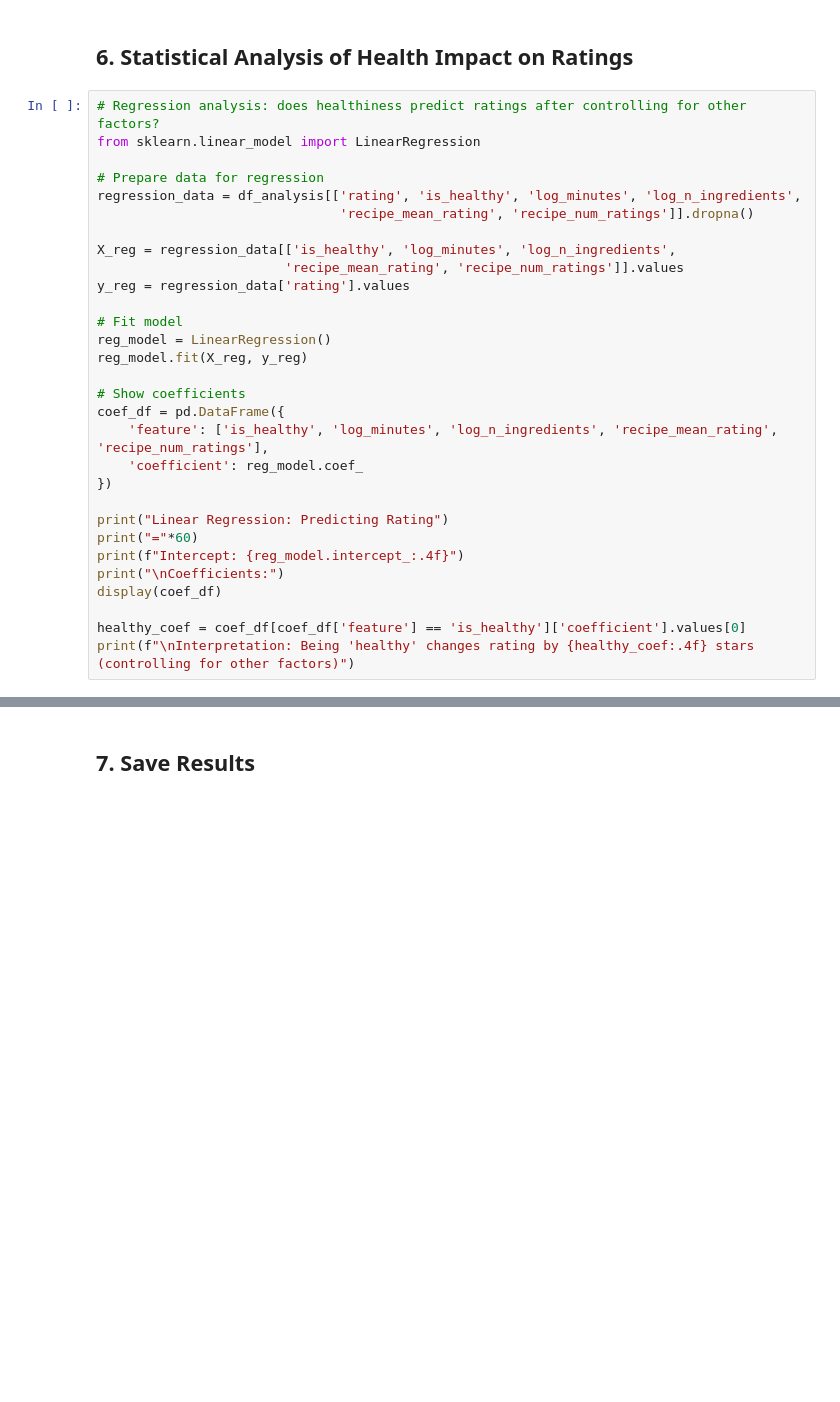
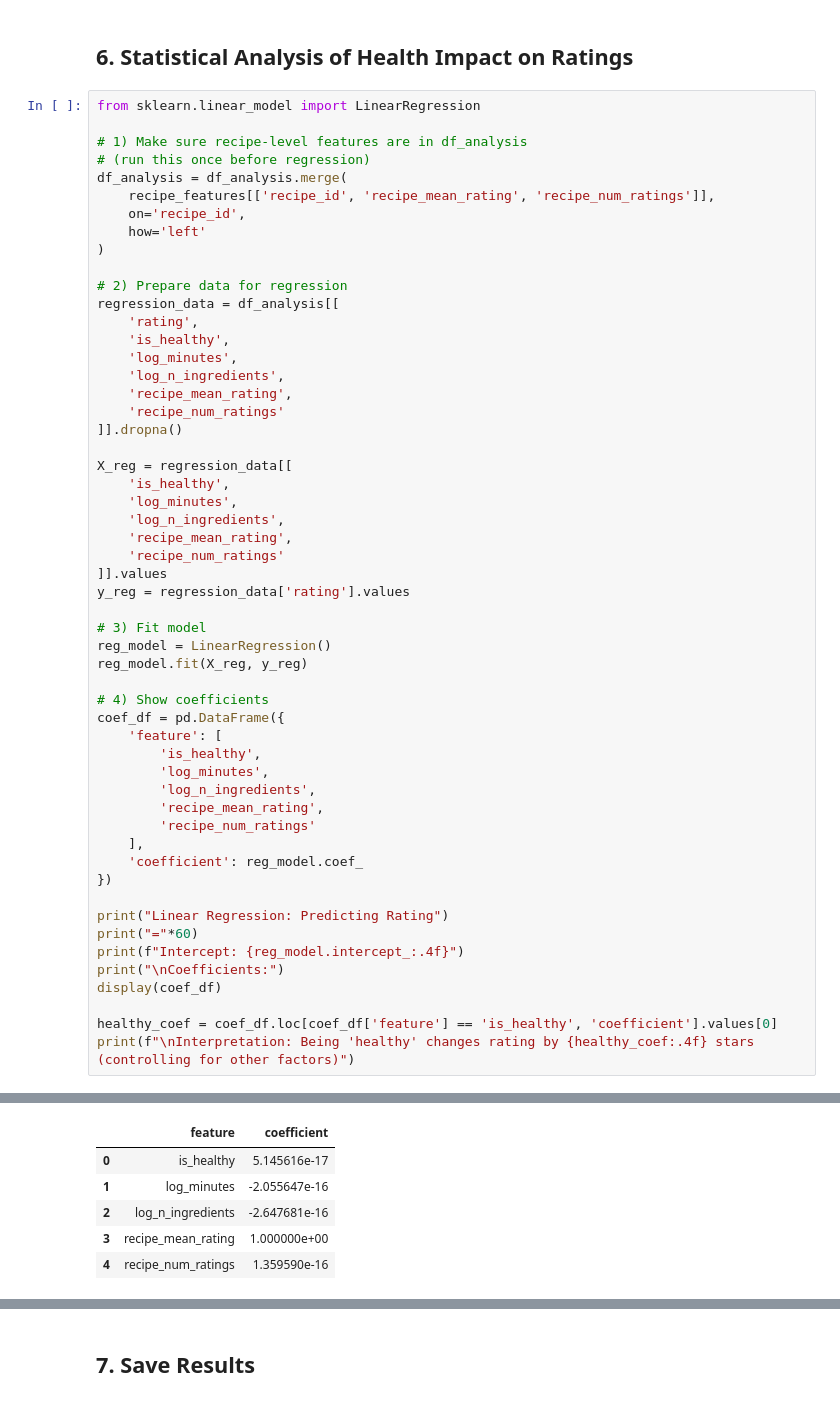
Before and after one commit to rluminto/CSE-158-Assignment-2, a Jupyter notebook: notebooks/03_health_bias_and_fairness.ipynb, the cells around one changed output, grey strips where cells are left out. Cells and saved outputs as stored; diff of their text form; blank space fills up the shorter version.

```diff
--- a/notebooks/03_health_bias_and_fairness.ipynb
+++ b/notebooks/03_health_bias_and_fairness.ipynb
@@ -378,24 +526,48 @@ for alpha in [0.0, 0.1, 0.3]:
 # %% [markdown]
 ## 6. Statistical Analysis of Health Impact on Ratings
 # %%
-# Regression analysis: does healthiness predict ratings after controlling for other factors?
 from sklearn.linear_model import LinearRegression
 
-# Prepare data for regression
-regression_data = df_analysis[['rating', 'is_healthy', 'log_minutes', 'log_n_ingredients',
-                               'recipe_mean_rating', 'recipe_num_ratings']].dropna()
+# 1) Make sure recipe-level features are in df_analysis
+# (run this once before regression)
+df_analysis = df_analysis.merge(
+    recipe_features[['recipe_id', 'recipe_mean_rating', 'recipe_num_ratings']],
+    on='recipe_id',
+    how='left'
+)
 
-X_reg = regression_data[['is_healthy', 'log_minutes', 'log_n_ingredients',
-                        'recipe_mean_rating', 'recipe_num_ratings']].values
+# 2) Prepare data for regression
+regression_data = df_analysis[[
+    'rating',
+    'is_healthy',
+    'log_minutes',
+    'log_n_ingredients',
+    'recipe_mean_rating',
+    'recipe_num_ratings'
+]].dropna()
+
+X_reg = regression_data[[
+    'is_healthy',
+    'log_minutes',
+    'log_n_ingredients',
+    'recipe_mean_rating',
+    'recipe_num_ratings'
+]].values
 y_reg = regression_data['rating'].values
 
-# Fit model
+# 3) Fit model
 reg_model = LinearRegression()
 reg_model.fit(X_reg, y_reg)
 
-# Show coefficients
+# 4) Show coefficients
 coef_df = pd.DataFrame({
-    'feature': ['is_healthy', 'log_minutes', 'log_n_ingredients', 'recipe_mean_rating', 'recipe_num_ratings'],
+    'feature': [
+        'is_healthy',
+        'log_minutes',
+        'log_n_ingredients',
+        'recipe_mean_rating',
+        'recipe_num_ratings'
+    ],
     'coefficient': reg_model.coef_
 })
 
@@ -405,5 +577,6 @@ print(f"Intercept: {reg_model.intercept_:.4f}")
 print("\nCoefficients:")
 display(coef_df)
 
-healthy_coef = coef_df[coef_df['feature'] == 'is_healthy']['coefficient'].values[0]
+healthy_coef = coef_df.loc[coef_df['feature'] == 'is_healthy', 'coefficient'].values[0]
 print(f"\nInterpretation: Being 'healthy' changes rating by {healthy_coef:.4f} stars (controlling for other factors)")
+# %% [output]
@@ -409,0 +588,6 @@ print(f"\nInterpretation: Being 'healthy' changes rating by {healthy_coef:.4f} s
+|  | feature | coefficient |
+| 0 | is_healthy | 5.145616e-17 |
+| 1 | log_minutes | -2.055647e-16 |
+| 2 | log_n_ingredients | -2.647681e-16 |
+| 3 | recipe_mean_rating | 1.000000e+00 |
+| 4 | recipe_num_ratings | 1.359590e-16 |
```
Also changed, not shown: parts of 19 cells of this notebook, 26 other files.
